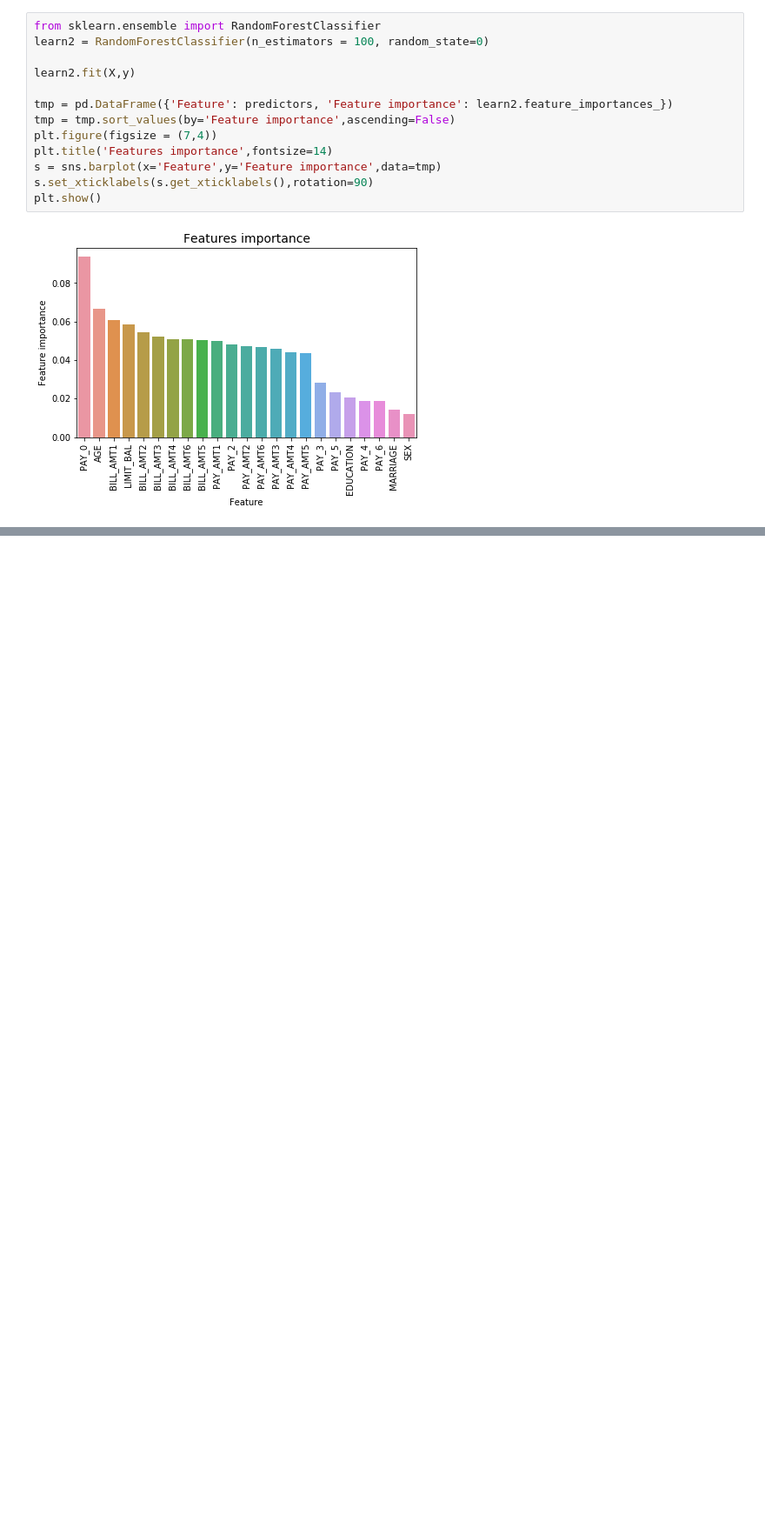
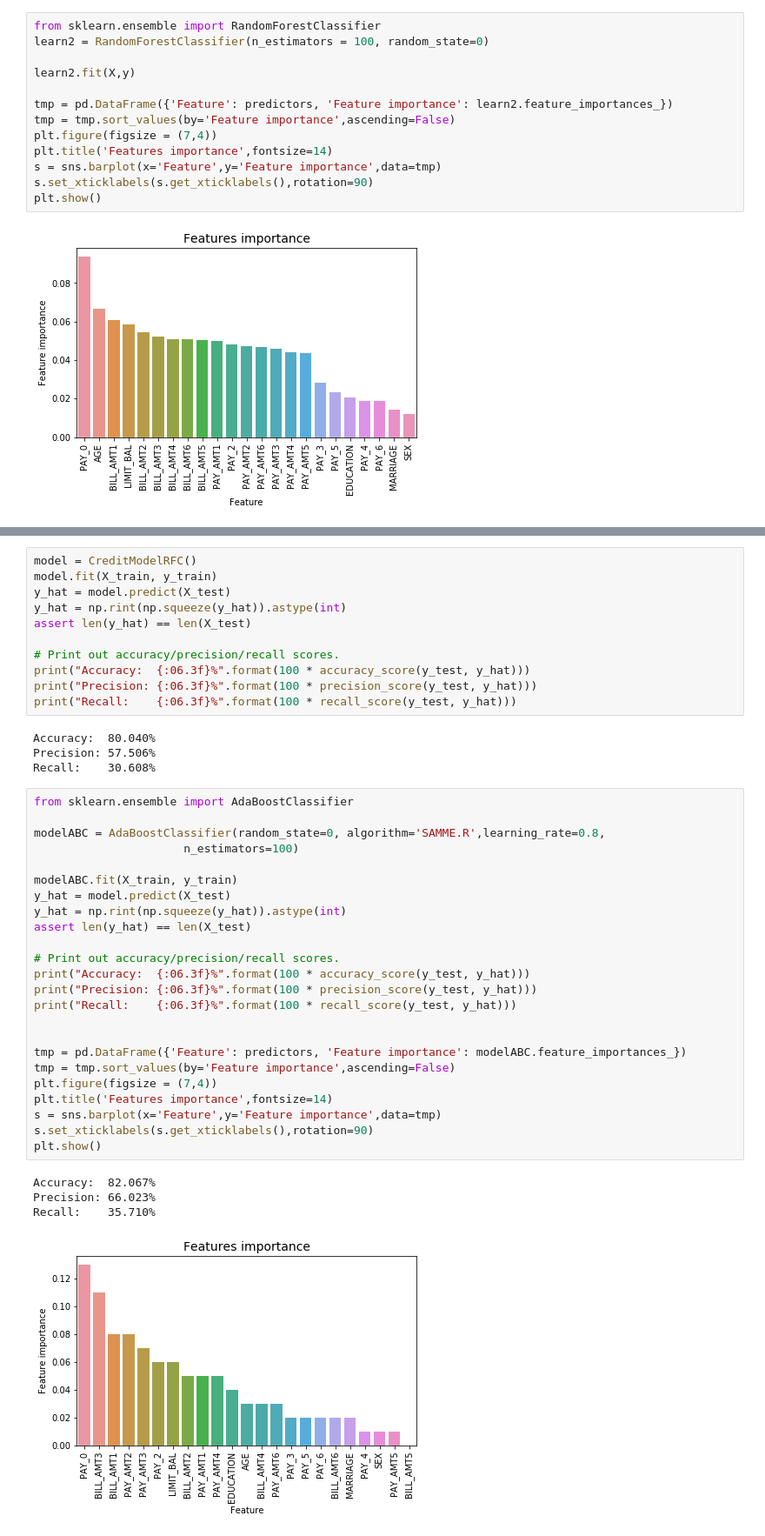
Before and after one commit to r614/credible-clients, a Jupyter notebook: Exploration.ipynb, the cells around one changed output, grey strips where cells are left out. Shown at 87% size. Cells and saved outputs as stored; diff of their text form; blank space fills up the shorter version.

```diff
--- a/Exploration.ipynb
+++ b/Exploration.ipynb
@@ -105,0 +145,44 @@ plt.show()
+# %%
+model = CreditModelRFC()
+model.fit(X_train, y_train)
+y_hat = model.predict(X_test)
+y_hat = np.rint(np.squeeze(y_hat)).astype(int)
+assert len(y_hat) == len(X_test)
+
+# Print out accuracy/precision/recall scores.
+print("Accuracy:  {:06.3f}%".format(100 * accuracy_score(y_test, y_hat)))
+print("Precision: {:06.3f}%".format(100 * precision_score(y_test, y_hat)))
+print("Recall:    {:06.3f}%".format(100 * recall_score(y_test, y_hat)))
+# %% [output]
+Accuracy:  80.040%
+Precision: 57.506%
+Recall:    30.608%
+# %%
+from sklearn.ensemble import AdaBoostClassifier
+
+modelABC = AdaBoostClassifier(random_state=0, algorithm='SAMME.R',learning_rate=0.8,
+                      n_estimators=100)
+
+modelABC.fit(X_train, y_train)
+y_hat = model.predict(X_test)
+y_hat = np.rint(np.squeeze(y_hat)).astype(int)
+assert len(y_hat) == len(X_test)
+
+# Print out accuracy/precision/recall scores.
+print("Accuracy:  {:06.3f}%".format(100 * accuracy_score(y_test, y_hat)))
+print("Precision: {:06.3f}%".format(100 * precision_score(y_test, y_hat)))
+print("Recall:    {:06.3f}%".format(100 * recall_score(y_test, y_hat)))
+
+
+tmp = pd.DataFrame({'Feature': predictors, 'Feature importance': modelABC.feature_importances_})
+tmp = tmp.sort_values(by='Feature importance',ascending=False)
+plt.figure(figsize = (7,4))
+plt.title('Features importance',fontsize=14)
+s = sns.barplot(x='Feature',y='Feature importance',data=tmp)
+s.set_xticklabels(s.get_xticklabels(),rotation=90)
+plt.show()
+# %% [output]
+Accuracy:  82.067%
+Precision: 66.023%
+Recall:    35.710%
+[figure, added]
```
Also changed, not shown: parts of 4 cells of this notebook, 5 other files.
